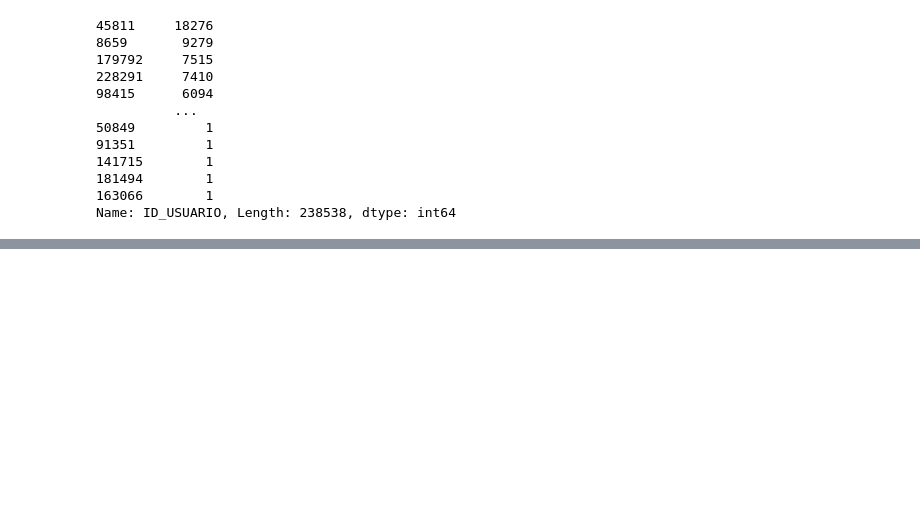
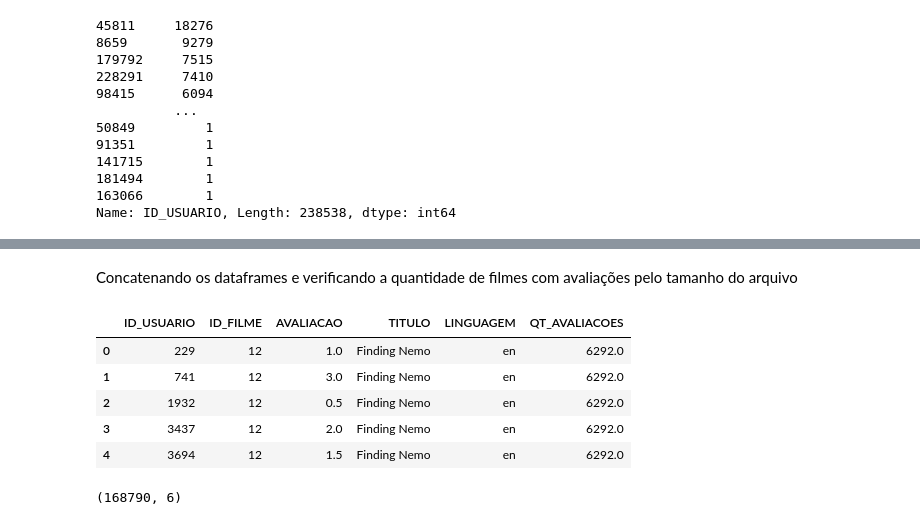
Before and after one commit to danoliver1792/machine_learning, a Jupyter notebook: recomendacao_filmes.ipynb, the cells around one changed output, grey strips where cells are left out. Cells and saved outputs as stored; diff of their text form; code cells hidden in the pictures; blank space fills up the shorter version.

```diff
--- a/recomendacao_filmes.ipynb
+++ b/recomendacao_filmes.ipynb
@@ -109,0 +133,2 @@ Name: ID_USUARIO, Length: 238538, dtype: int64
+# %%
+avaliacoes = avaliacoes[avaliacoes['ID_USUARIO'].isin(y)]
@@ -109,0 +159,2 @@ Name: ID_USUARIO, Length: 238538, dtype: int64
+# %%
+filmes = filmes[filmes['QT_AVALIACOES'] > 999]
@@ -109,0 +234,16 @@ Name: ID_USUARIO, Length: 238538, dtype: int64
+# %% [markdown]
+Concatenando os dataframes e verificando a quantidade de filmes com avaliações pelo tamanho do arquivo
+# %%
+avaliacoes_e_filmes = avaliacoes.merge(filmes, on = 'ID_FILME')
+avaliacoes_e_filmes.head()
+# %% [output]
+|  | ID_USUARIO | ID_FILME | AVALIACAO | TITULO | LINGUAGEM | QT_AVALIACOES |
+| 0 | 229 | 12 | 1.0 | Finding Nemo | en | 6292.0 |
+| 1 | 741 | 12 | 3.0 | Finding Nemo | en | 6292.0 |
+| 2 | 1932 | 12 | 0.5 | Finding Nemo | en | 6292.0 |
+| 3 | 3437 | 12 | 2.0 | Finding Nemo | en | 6292.0 |
+| 4 | 3694 | 12 | 1.5 | Finding Nemo | en | 6292.0 |
+# %%
+avaliacoes_e_filmes.shape
+# %% [output]
+(168790, 6)
```
Also changed, not shown: parts of 34 cells of this notebook.
